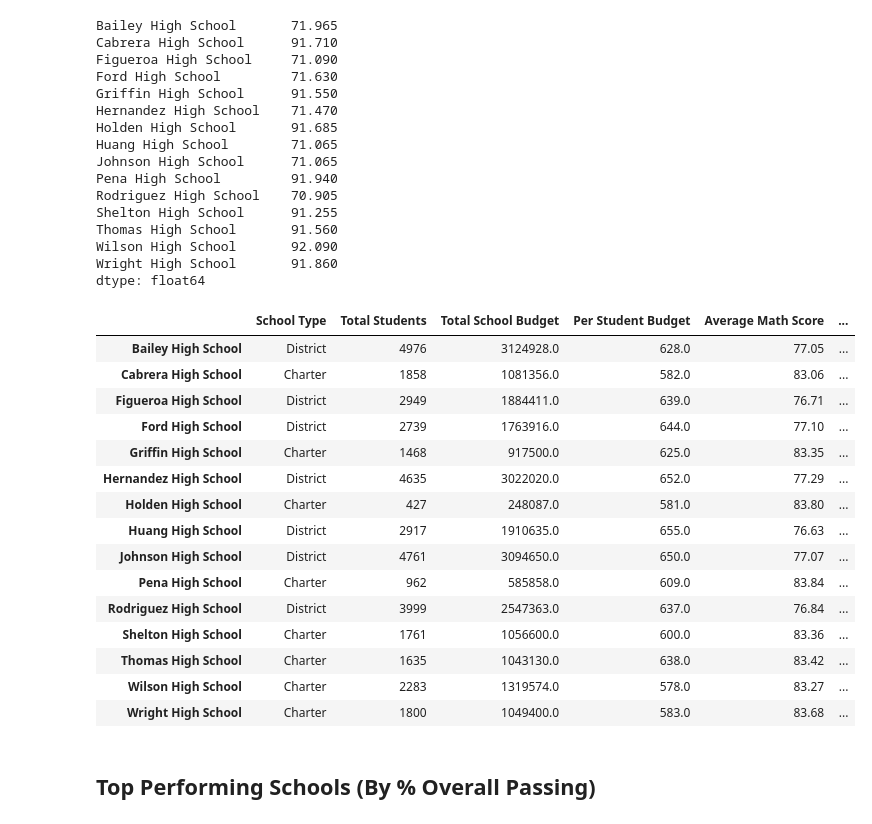
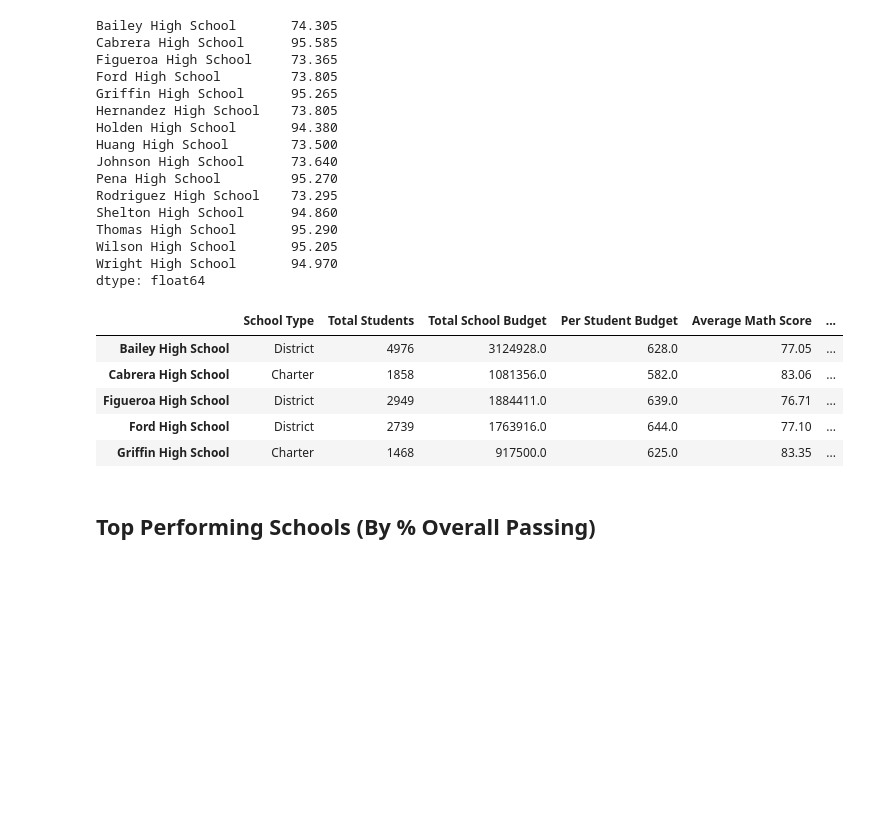
Before and after one commit to zetaum/pandas-challenge, a Jupyter notebook: PyCitySchools/PyCitySchools_starter.ipynb, the cells around one changed output. Cells and saved outputs as stored; diff of their text form; code cells hidden in the pictures; blank space fills up the shorter version.

Commit message:
add scores by grades

```diff
--- a/PyCitySchools/PyCitySchools_starter.ipynb
+++ b/PyCitySchools/PyCitySchools_starter.ipynb
@@ -286,7 +286,7 @@ Wright High School       83.96
 Name: reading_score, dtype: float64
 # %%
 #total students passing math after df merge
-students_passing_math = school_student_combined_df[(school_student_combined_df["math_score"]>70)]
+students_passing_math = school_student_combined_df[(school_student_combined_df["math_score"]>=70)]
 
 #total students passing math per school
 students_passing_math_per_school = students_passing_math.groupby(["school_name"]).count()["student_name"]
@@ -313,7 +313,7 @@ Wright High School       90.28
 dtype: float64
 # %%
 #total students passing reading after df merge
-students_passing_reading = school_student_combined_df[school_student_combined_df["reading_score"]>70]
+students_passing_reading = school_student_combined_df[school_student_combined_df["reading_score"]>=70]
 
 #total students passing reading per school
 students_passing_reading_per_school = students_passing_reading.groupby(["school_name"]).count()["student_name"]
@@ -340,51 +340,42 @@ Wright High School       93.44
 dtype: float64
 # %%
 #overall passing rate per school
-overall_passing_rate_per_school = (percentage_passing_math_per_school + percentage_passing_reading_per_school)/2
+overall_passing_rate_per_school = ((percentage_passing_math_per_school + percentage_passing_reading_per_school)/2)
+#overall_passing_rate_per_school_perc = (overall_passing_rate_per_school/total_students)*100
 overall_passing_rate_per_school
 # %% [output]
-Bailey High School       71.965
-Cabrera High School      91.710
-Figueroa High School     71.090
-Ford High School         71.630
-Griffin High School      91.550
-Hernandez High School    71.470
-Holden High School       91.685
-Huang High School        71.065
-Johnson High School      71.065
-Pena High School         91.940
-Rodriguez High School    70.905
-Shelton High School      91.255
-Thomas High School       91.560
-Wilson High School       92.090
-Wright High School       91.860
+Bailey High School       74.305
+Cabrera High School      95.585
+Figueroa High School     73.365
+Ford High School         73.805
+Griffin High School      95.265
+Hernandez High School    73.805
+Holden High School       94.380
+Huang High School        73.500
+Johnson High School      73.640
+Pena High School         95.270
+Rodriguez High School    73.295
+Shelton High School      94.860
+Thomas High School       95.290
+Wilson High School       95.205
+Wright High School       94.970
 dtype: float64
 # %%
 #creating a summary of the school data
 school_summary_df = pd.DataFrame({"School Type":school_type,
                                   "Total Students":total_students_per_school,
                                   "Total School Budget":budget_per_school,
                                   "Per Student Budget":per_student_budget,
                                   "Average Math Score":avg_math_scores,
                                   "Average Reading Score":avg_reading_scores,
                                   "% Passing Math":percentage_passing_math_per_school,
                                   "% Passing Reading":percentage_passing_reading_per_school,
-                                  "% Overall Passing":overall_passing_rate_per_school})
-school_summary_df
+                                  "% Overall Passing":percentage_passing_reading_per_school})
+school_summary_df.head()
 # %% [output]
 |  | School Type | Total Students | Total School Budget | Per Student Budget | Average Math Score | ... |
 | Bailey High School | District | 4976 | 3124928.0 | 628.0 | 77.05 | ... |
 | Cabrera High School | Charter | 1858 | 1081356.0 | 582.0 | 83.06 | ... |
 | Figueroa High School | District | 2949 | 1884411.0 | 639.0 | 76.71 | ... |
 | Ford High School | District | 2739 | 1763916.0 | 644.0 | 77.10 | ... |
 | Griffin High School | Charter | 1468 | 917500.0 | 625.0 | 83.35 | ... |
-| Hernandez High School | District | 4635 | 3022020.0 | 652.0 | 77.29 | ... |
-| Holden High School | Charter | 427 | 248087.0 | 581.0 | 83.80 | ... |
-| Huang High School | District | 2917 | 1910635.0 | 655.0 | 76.63 | ... |
-| Johnson High School | District | 4761 | 3094650.0 | 650.0 | 77.07 | ... |
-| Pena High School | Charter | 962 | 585858.0 | 609.0 | 83.84 | ... |
-| Rodriguez High School | District | 3999 | 2547363.0 | 637.0 | 76.84 | ... |
-| Shelton High School | Charter | 1761 | 1056600.0 | 600.0 | 83.36 | ... |
-| Thomas High School | Charter | 1635 | 1043130.0 | 638.0 | 83.42 | ... |
-| Wilson High School | Charter | 2283 | 1319574.0 | 578.0 | 83.27 | ... |
-| Wright High School | Charter | 1800 | 1049400.0 | 583.0 | 83.68 | ... |
```
Also changed, not shown: parts of 13 cells of this notebook.
